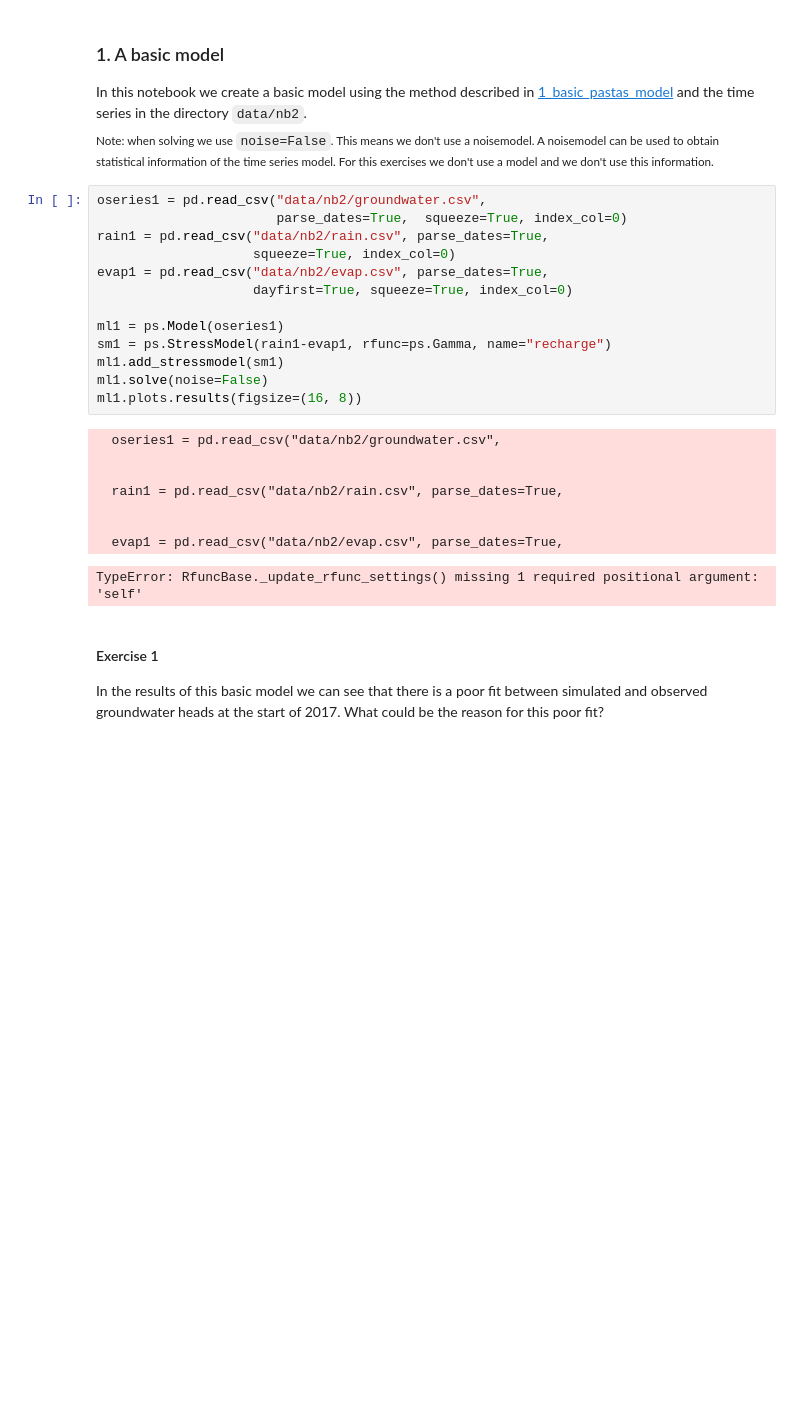
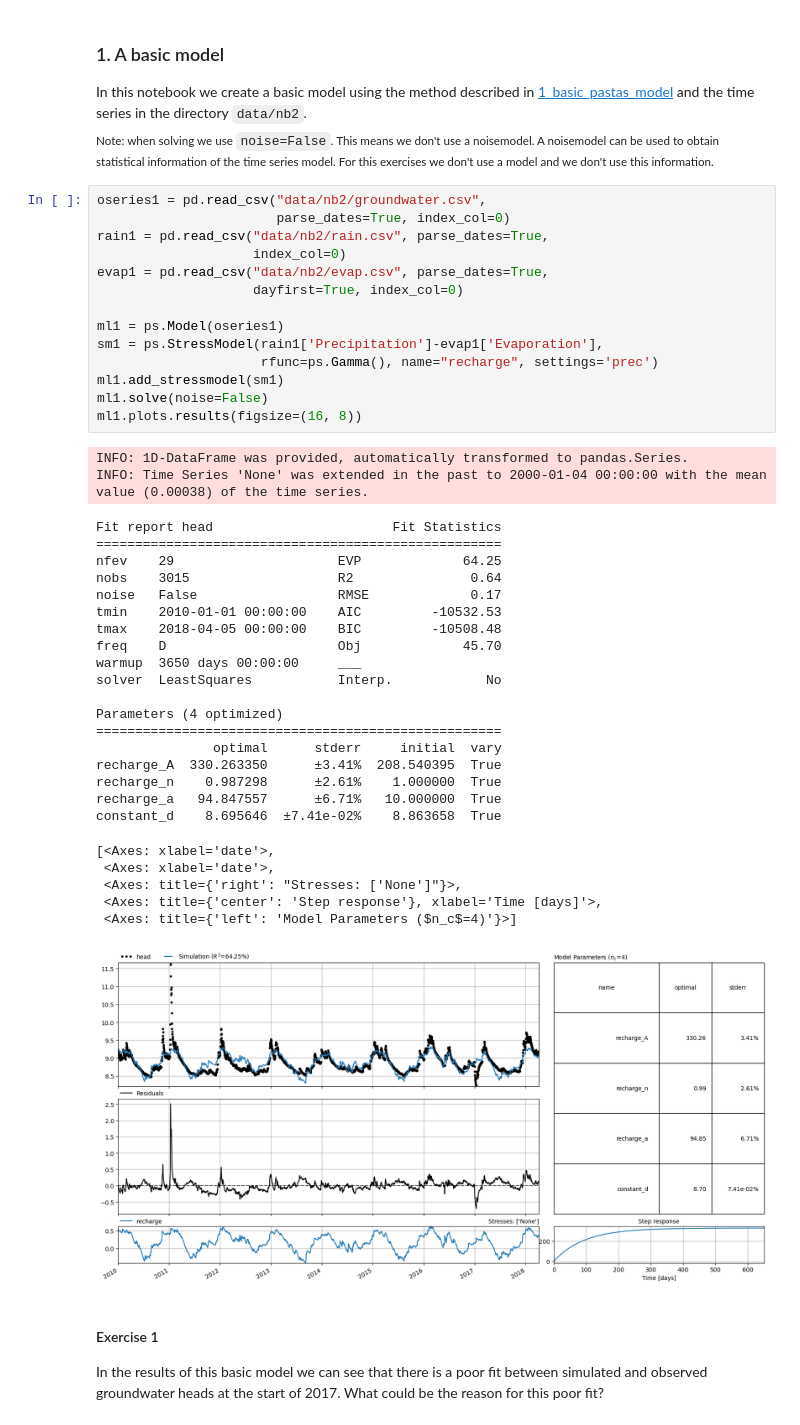
Before and after one commit to MAMBA-python/course-material, a Jupyter notebook: Exercise_notebooks/On_topic/19_pastas/2_external_stresses.ipynb, the cells around one changed output. Saved outputs shown, nothing was run; the diff lists cells and outputs as text; blank space fills up the shorter version.

```diff
--- a/Exercise_notebooks/On_topic/19_pastas/2_external_stresses.ipynb
+++ b/Exercise_notebooks/On_topic/19_pastas/2_external_stresses.ipynb
@@ -26,26 +26,45 @@ import pastas as ps
 In this notebook we create a basic model using the method described in [1_basic_pastas_model](1_basic_pastas_model.ipynb) and the time series in the directory `data/nb2`. <BR><sub>Note: when solving we use `noise=False`. This means we don't use a noisemodel. A noisemodel can be used to obtain statistical information of the time series model. For this exercises we don't use a model and we don't use this information.<sub>
 # %%
 oseries1 = pd.read_csv("data/nb2/groundwater.csv",
-                       parse_dates=True,  squeeze=True, index_col=0)
+                       parse_dates=True, index_col=0)
 rain1 = pd.read_csv("data/nb2/rain.csv", parse_dates=True,
-                    squeeze=True, index_col=0)
+                    index_col=0)
 evap1 = pd.read_csv("data/nb2/evap.csv", parse_dates=True,
-                    dayfirst=True, squeeze=True, index_col=0)
+                    dayfirst=True, index_col=0)
 
 ml1 = ps.Model(oseries1)
-sm1 = ps.StressModel(rain1-evap1, rfunc=ps.Gamma, name="recharge")
+sm1 = ps.StressModel(rain1['Precipitation']-evap1['Evaporation'],
+                     rfunc=ps.Gamma(), name="recharge", settings='prec')
 ml1.add_stressmodel(sm1)
 ml1.solve(noise=False)
 ml1.plots.results(figsize=(16, 8))
 # %% [output]
-  oseries1 = pd.read_csv("data/nb2/groundwater.csv",
-
-
-  rain1 = pd.read_csv("data/nb2/rain.csv", parse_dates=True,
-
-
-  evap1 = pd.read_csv("data/nb2/evap.csv", parse_dates=True,
+INFO: 1D-DataFrame was provided, automatically transformed to pandas.Series.
+INFO: Time Series 'None' was extended in the past to 2000-01-04 00:00:00 with the mean value (0.00038) of the time series.
-TypeError: RfuncBase._update_rfunc_settings() missing 1 required positional argument: 'self'
+Fit report head                       Fit Statistics
+====================================================
+nfev    29                     EVP             64.25
+nobs    3015                   R2               0.64
+noise   False                  RMSE             0.17
+tmin    2010-01-01 00:00:00    AIC         -10532.53
+tmax    2018-04-05 00:00:00    BIC         -10508.48
+freq    D                      Obj             45.70
+warmup  3650 days 00:00:00     ___
+solver  LeastSquares           Interp.            No
+
+Parameters (4 optimized)
+====================================================
+               optimal      stderr     initial  vary
+recharge_A  330.263350      ±3.41%  208.540395  True
+recharge_n    0.987298      ±2.61%    1.000000  True
+recharge_a   94.847557      ±6.71%   10.000000  True
+constant_d    8.695646  ±7.41e-02%    8.863658  True
+[<Axes: xlabel='date'>,
+ <Axes: xlabel='date'>,
+ <Axes: title={'right': "Stresses: ['None']"}>,
+ <Axes: title={'center': 'Step response'}, xlabel='Time [days]'>,
+ <Axes: title={'left': 'Model Parameters ($n_c$=4)'}>]
+[figure, added]
 # %% [markdown]
 #### Exercise 1 <a name="ex1"></a>
 In the results of this basic model we can see that there is a poor fit between simulated and observed groundwater heads at the start of 2017. What could be the reason for this poor fit?
```
Also changed, not shown: parts of 18 cells of this notebook, 9 other files.
